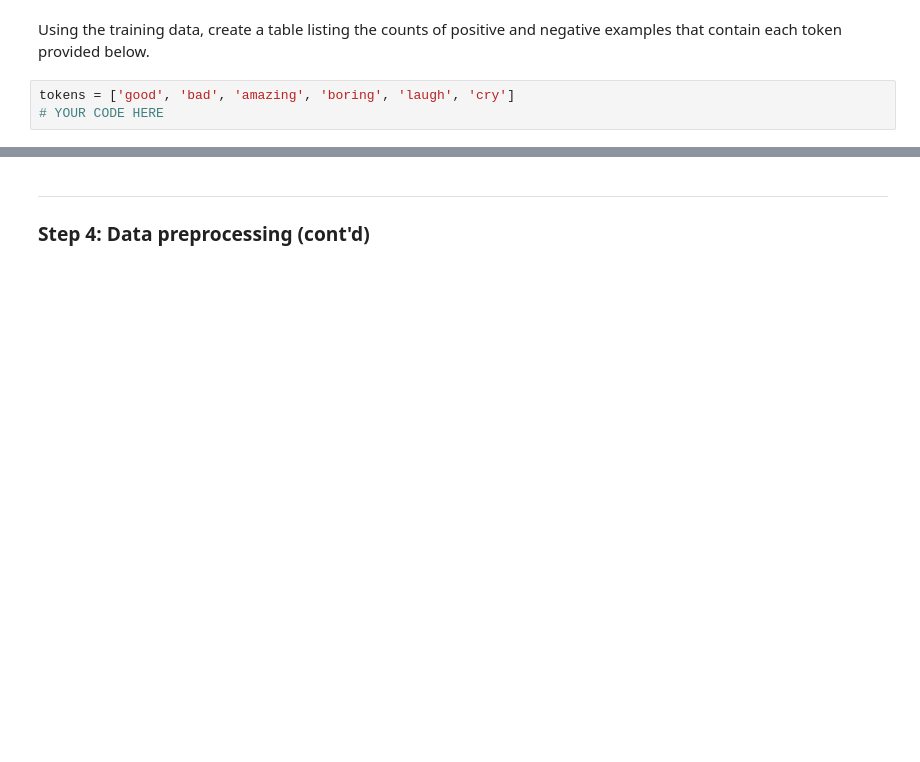
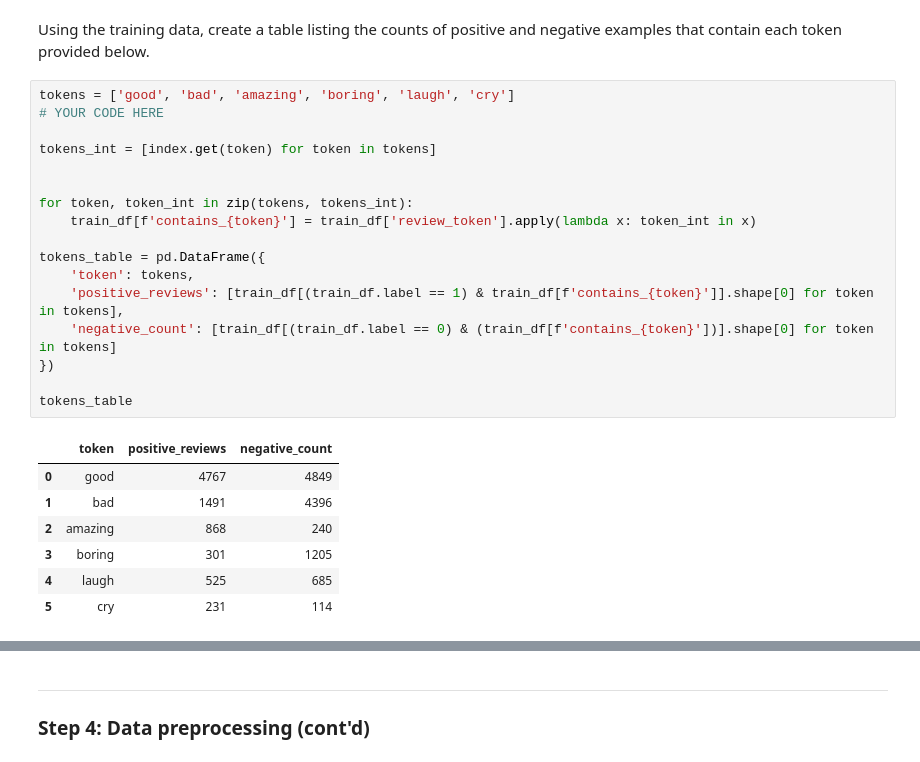
Before and after one commit to dabingougou/207, a Jupyter notebook: week_9/09 Embeddings for Text.ipynb, the cells around one changed output, grey strips where cells are left out. Drawn from its saved outputs; the diff is of its cells as text; blank space fills up the shorter version.

```diff
--- a/week_9/09 Embeddings for Text.ipynb
+++ b/week_9/09 Embeddings for Text.ipynb
@@ -228,6 +233,28 @@ plt.show()
 ### <span style="color:chocolate">Exercise 2:</span> Token counts (10 points)
 # %% [markdown]
 Using the training data, create a table listing the counts of positive and negative examples that contain each token provided below.
-# %%
-tokens = ['good', 'bad', 'amazing', 'boring', 'laugh', 'cry']
-# YOUR CODE HERE
+# %%
+tokens = ['good', 'bad', 'amazing', 'boring', 'laugh', 'cry']
+# YOUR CODE HERE
+
+tokens_int = [index.get(token) for token in tokens]
+
+
+for token, token_int in zip(tokens, tokens_int):
+    train_df[f'contains_{token}'] = train_df['review_token'].apply(lambda x: token_int in x)
+
+tokens_table = pd.DataFrame({
+    'token': tokens,
+    'positive_reviews': [train_df[(train_df.label == 1) & train_df[f'contains_{token}']].shape[0] for token in tokens],
+    'negative_count': [train_df[(train_df.label == 0) & (train_df[f'contains_{token}'])].shape[0] for token in tokens]
+})
+
+tokens_table
+# %% [output]
+|  | token | positive_reviews | negative_count |
+| 0 | good | 4767 | 4849 |
+| 1 | bad | 1491 | 4396 |
+| 2 | amazing | 868 | 240 |
+| 3 | boring | 301 | 1205 |
+| 4 | laugh | 525 | 685 |
+| 5 | cry | 231 | 114 |
```
Also changed, not shown: parts of 7 cells of this notebook.
